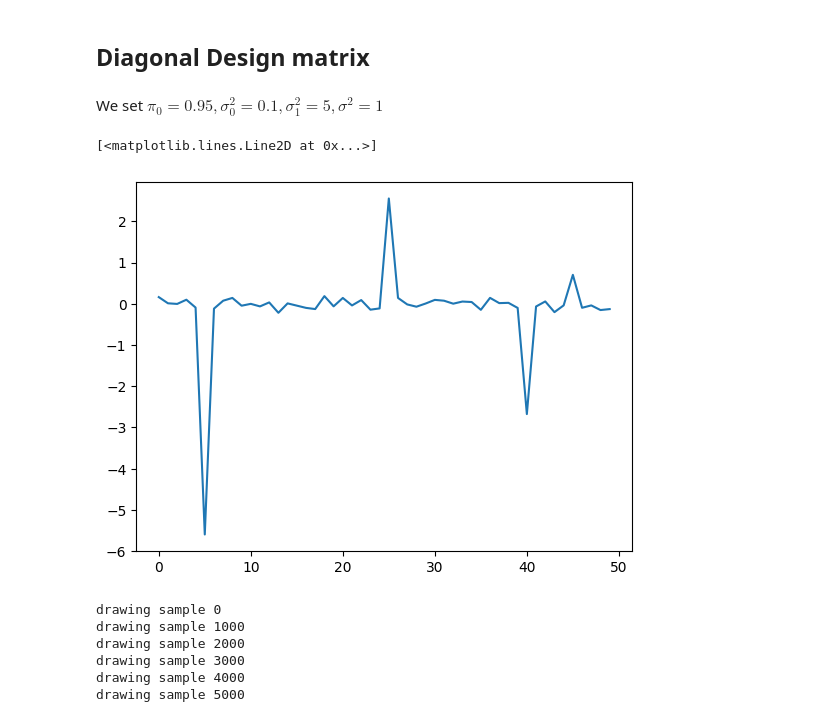
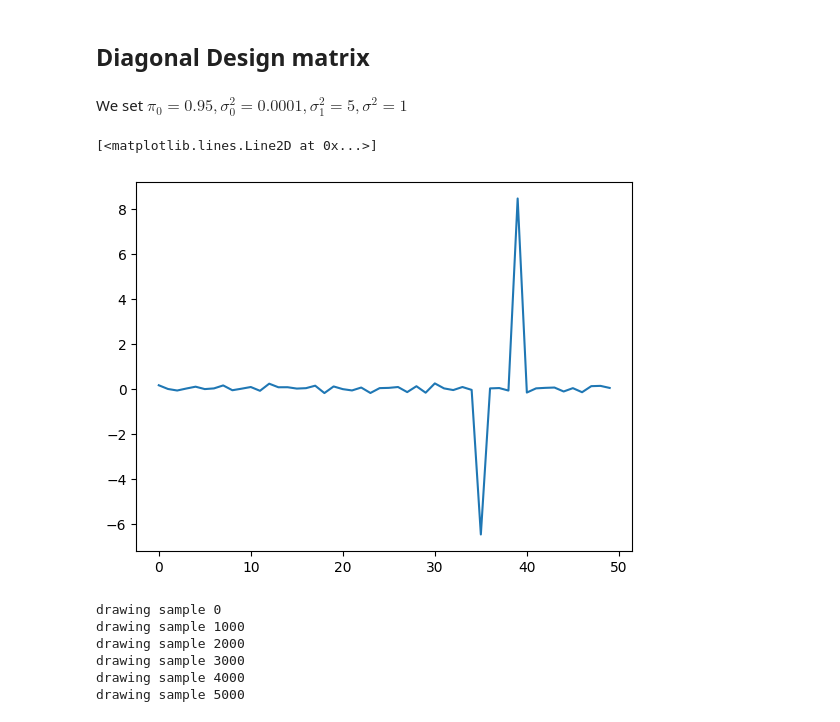
Before and after one commit to DongyueXie/misc, a Jupyter notebook: analysis/spike_slab_sampling.ipynb, the cells around one changed output. Cells and saved outputs as stored; diff of their text form; code cells hidden in the pictures.

```diff
--- a/analysis/spike_slab_sampling.ipynb
+++ b/analysis/spike_slab_sampling.ipynb
@@ -248,16 +231,18 @@ drawing sample 5000
 # %% [markdown]
 ## Diagonal Design matrix
 # %% [markdown]
-We set $\pi_0=0.95,\sigma^2_0 = 0.1,\sigma^2_1 = 5,\sigma^2 = 1$
+We set $\pi_0=0.95,\sigma^2_0 = 0.0001,\sigma^2_1 = 5,\sigma^2 = 1$
 # %%
+import random
+random.seed(2023)
 n = 50
 p = n
 pi0 = 0.95
 var0 = 0.01
-var1 = 5
+var1 = 25
 sigma2 = 1
 datax = gen_data(n,p,pi0,var0,var1,sigma2,XI=True)
 plt.plot(datax['beta'])
 # %% [output]
 [<matplotlib.lines.Line2D at 0x...>]
-[figure, old version]
+[figure, new version]
```
Also changed, not shown: parts of 24 cells of this notebook.
